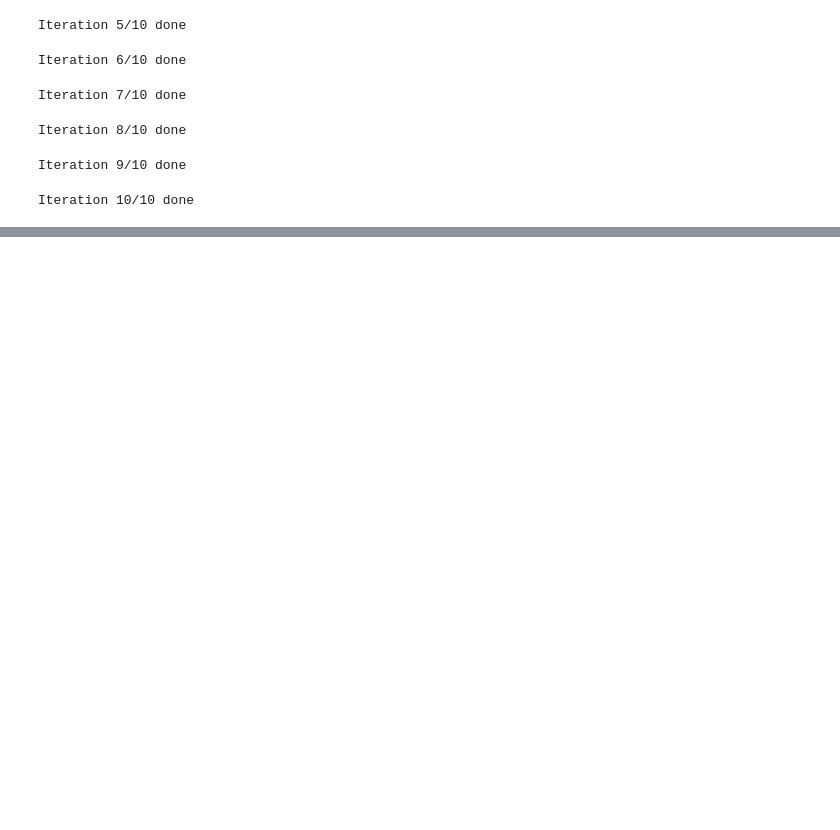
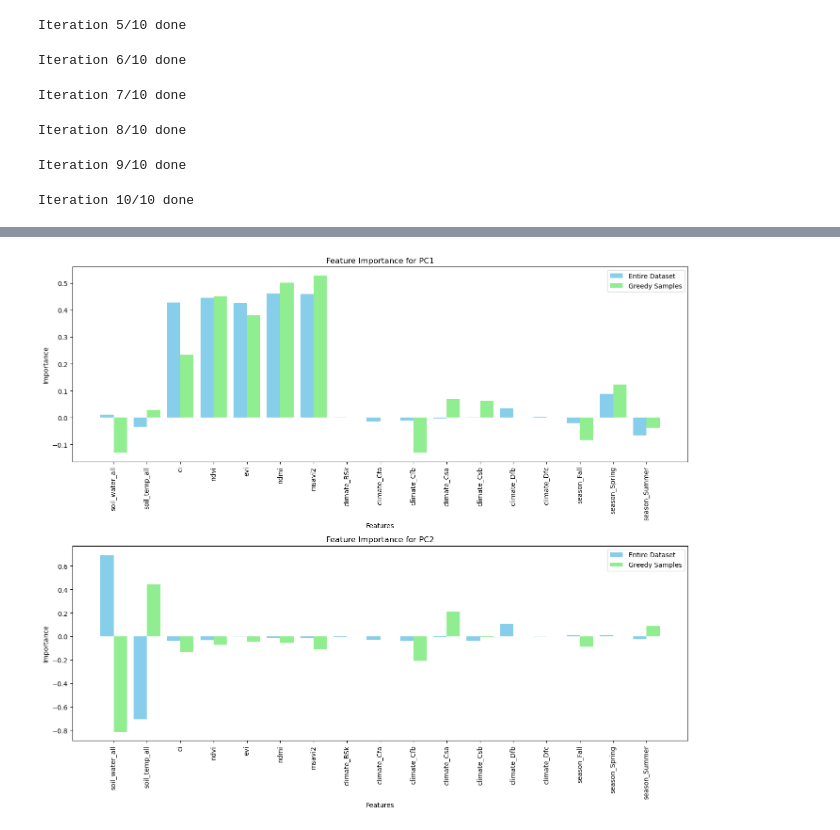
Before and after one commit to JBorregaardd/bachelorprojekt---satellit, a Jupyter notebook: AL-model.ipynb, the cells around one changed output, grey strips where cells are left out. Drawn from its saved outputs; the diff is of its cells as text; code cells hidden in the pictures; blank space fills up the shorter version.

```diff
--- a/AL-model.ipynb
+++ b/AL-model.ipynb
@@ -166,0 +262,31 @@ plt.show()
+# %%
+# Plot the feature importances for comparison
+fig, ax = plt.subplots(2, 1, figsize=(14, 12))
+
+# Plot for PC1
+width = 0.4
+x = np.arange(len(T.columns))
+
+ax[0].bar(x - width/2, components_df.loc['PC1'], width, label='Entire Dataset', color='skyblue')
+ax[0].bar(x + width/2, greedy_components_df.loc['PC1'], width, label='Greedy Samples', color='lightgreen')
+ax[0].set_title('Feature Importance for PC1')
+ax[0].set_ylabel('Importance')
+ax[0].set_xlabel('Features')
+ax[0].set_xticks(x)
+ax[0].set_xticklabels(T.columns, rotation=90)
+ax[0].legend()
+
+# Plot for PC2
+ax[1].bar(x - width/2, components_df.loc['PC2'], width, label='Entire Dataset', color='skyblue')
+ax[1].bar(x + width/2, greedy_components_df.loc['PC2'], width, label='Greedy Samples', color='lightgreen')
+ax[1].set_title('Feature Importance for PC2')
+ax[1].set_ylabel('Importance')
+ax[1].set_xlabel('Features')
+ax[1].set_xticks(x)
+ax[1].set_xticklabels(T.columns, rotation=90)
+ax[1].legend()
+
+plt.tight_layout()
+plt.show()
+# %% [output]
+[figure, added]
```
Also changed, not shown: parts of 9 cells of this notebook, 5 other files.
